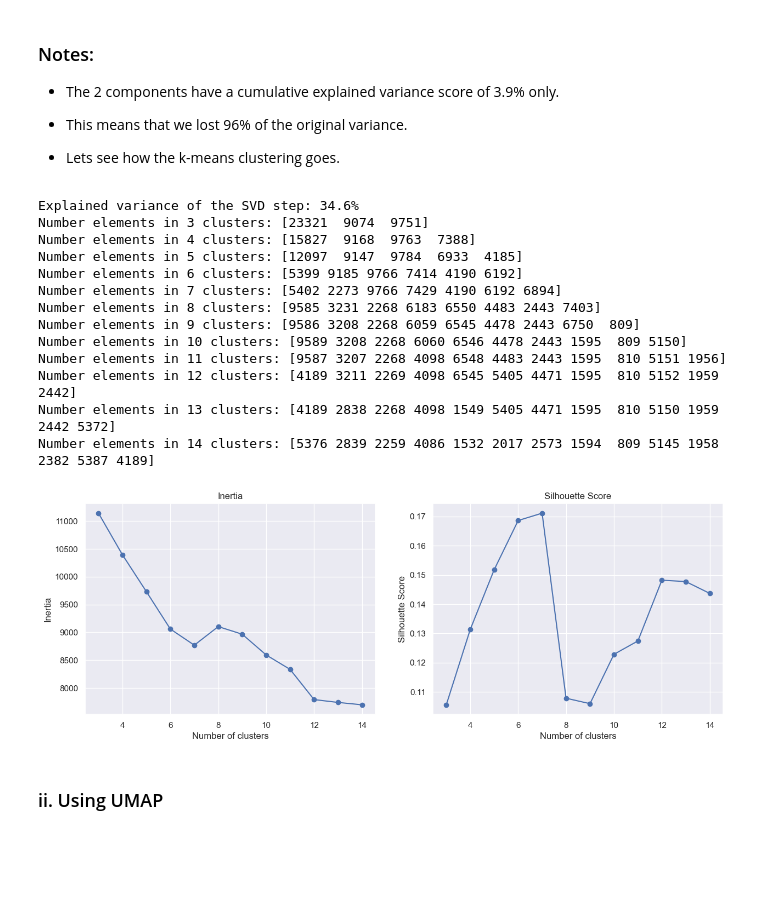
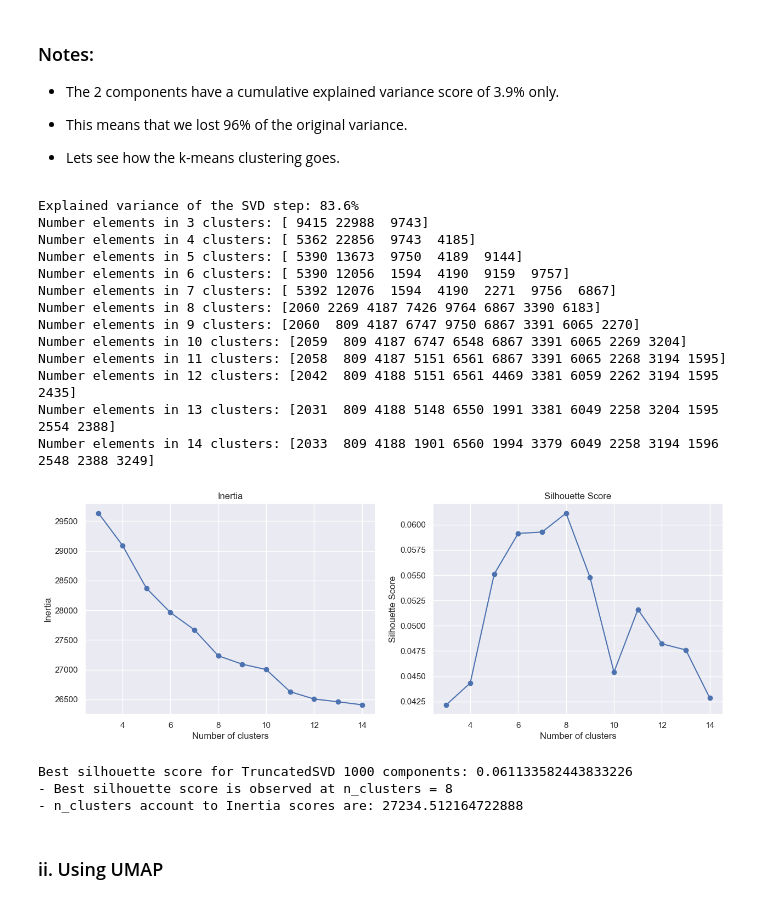
Before and after one commit to saideep-arikontham/Patient-notes-clustering, a Jupyter notebook: notebooks/Clustering.ipynb, the cells around one changed output. Saved outputs shown, nothing was run; the diff lists cells and outputs as text; code cells hidden in the pictures; blank space fills up the shorter version.

Commit message:
Clustering notebook changed

```diff
--- a/notebooks/Clustering.ipynb
+++ b/notebooks/Clustering.ipynb
@@ -109,13 +107,3 @@ def cluster_score_plots(min_cluster, max_cluster, inertia_values, silhouette_sco
 # %%
 min_cluster = 3
 max_cluster = 14
-
-inertia_values = []
-silhouette_scores = []
-
-for num_clust in range(min_cluster,max_cluster+1):
-    kmeans = KMeans(n_clusters=num_clust, random_state=42, n_init='auto').fit(dtm)
-    cluster_ids, cluster_sizes = np.unique(kmeans.labels_, return_counts=True)
-    print(f"Number elements in {num_clust} clusters: {cluster_sizes}")
-    inertia_values.append(kmeans.inertia_)
-    silhouette_scores.append(silhouette_score(dtm, kmeans.labels_))
@@ -179,40 +144,48 @@ plt.show()
 # %%
 from sklearn.decomposition import TruncatedSVD
 
-lsa = TruncatedSVD(n_components=100)
+lsa = TruncatedSVD(n_components=1000)
 X_lsa = lsa.fit_transform(dtm)
 explained_variance = lsa.explained_variance_ratio_.sum()
 print(f"Explained variance of the SVD step: {explained_variance * 100:.1f}%")
 
 
 inertia_values = []
 silhouette_scores = []
 
 for num_clust in range(min_cluster,max_cluster+1):
     kmeans = KMeans(n_clusters=num_clust, random_state=42, n_init='auto').fit(X_lsa)
     cluster_ids, cluster_sizes = np.unique(kmeans.labels_, return_counts=True)
     print(f"Number elements in {num_clust} clusters: {cluster_sizes}")
 
     inertia_values.append(kmeans.inertia_)
     silhouette_scores.append(silhouette_score(X_lsa, kmeans.labels_))
 
 
 cluster_score_plots(min_cluster, max_cluster, inertia_values, silhouette_scores, 'figs/lsa_kmeans_scores.png')
+
+print('Best silhouette score for TruncatedSVD 1000 components:', max(silhouette_scores))
+print(f'- Best silhouette score is observed at n_clusters = {min_cluster + silhouette_scores.index(max(silhouette_scores))}')
+
+print(f'- n_clusters account to Inertia scores are:', inertia_values.index(KneeLocator(inertia_values, list(range(min_cluster, max_cluster+1)), curve='convex', direction='decreasing').knee))
 # %% [output]
-Explained variance of the SVD step: 34.6%
-Number elements in 3 clusters: [23321  9074  9751]
-Number elements in 4 clusters: [15827  9168  9763  7388]
-Number elements in 5 clusters: [12097  9147  9784  6933  4185]
-Number elements in 6 clusters: [5399 9185 9766 7414 4190 6192]
-Number elements in 7 clusters: [5402 2273 9766 7429 4190 6192 6894]
-Number elements in 8 clusters: [9585 3231 2268 6183 6550 4483 2443 7403]
-Number elements in 9 clusters: [9586 3208 2268 6059 6545 4478 2443 6750  809]
-Number elements in 10 clusters: [9589 3208 2268 6060 6546 4478 2443 1595  809 5150]
-Number elements in 11 clusters: [9587 3207 2268 4098 6548 4483 2443 1595  810 5151 1956]
-Number elements in 12 clusters: [4189 3211 2269 4098 6545 5405 4471 1595  810 5152 1959 2442]
-Number elements in 13 clusters: [4189 2838 2268 4098 1549 5405 4471 1595  810 5150 1959 2442 5372]
-Number elements in 14 clusters: [5376 2839 2259 4086 1532 2017 2573 1594  809 5145 1958 2382 5387 4189]
+Explained variance of the SVD step: 83.6%
+Number elements in 3 clusters: [ 9415 22988  9743]
+Number elements in 4 clusters: [ 5362 22856  9743  4185]
+Number elements in 5 clusters: [ 5390 13673  9750  4189  9144]
+Number elements in 6 clusters: [ 5390 12056  1594  4190  9159  9757]
+Number elements in 7 clusters: [ 5392 12076  1594  4190  2271  9756  6867]
+Number elements in 8 clusters: [2060 2269 4187 7426 9764 6867 3390 6183]
+Number elements in 9 clusters: [2060  809 4187 6747 9750 6867 3391 6065 2270]
+Number elements in 10 clusters: [2059  809 4187 6747 6548 6867 3391 6065 2269 3204]
+Number elements in 11 clusters: [2058  809 4187 5151 6561 6867 3391 6065 2268 3194 1595]
+Number elements in 12 clusters: [2042  809 4188 5151 6561 4469 3381 6059 2262 3194 1595 2435]
+Number elements in 13 clusters: [2031  809 4188 5148 6550 1991 3381 6049 2258 3204 1595 2554 2388]
+Number elements in 14 clusters: [2033  809 4188 1901 6560 1994 3379 6049 2258 3194 1596 2548 2388 3249]
-[figure, old version]
+[figure, new version]
+Best silhouette score for TruncatedSVD 1000 components: 0.061133582443833226
+- Best silhouette score is observed at n_clusters = 8
+- n_clusters account to Inertia scores are: 27234.512164722888
 # %% [markdown]
 ### ii. Using UMAP
 # %%
```
Also changed, not shown: parts of 18 cells of this notebook, 3 other files.
